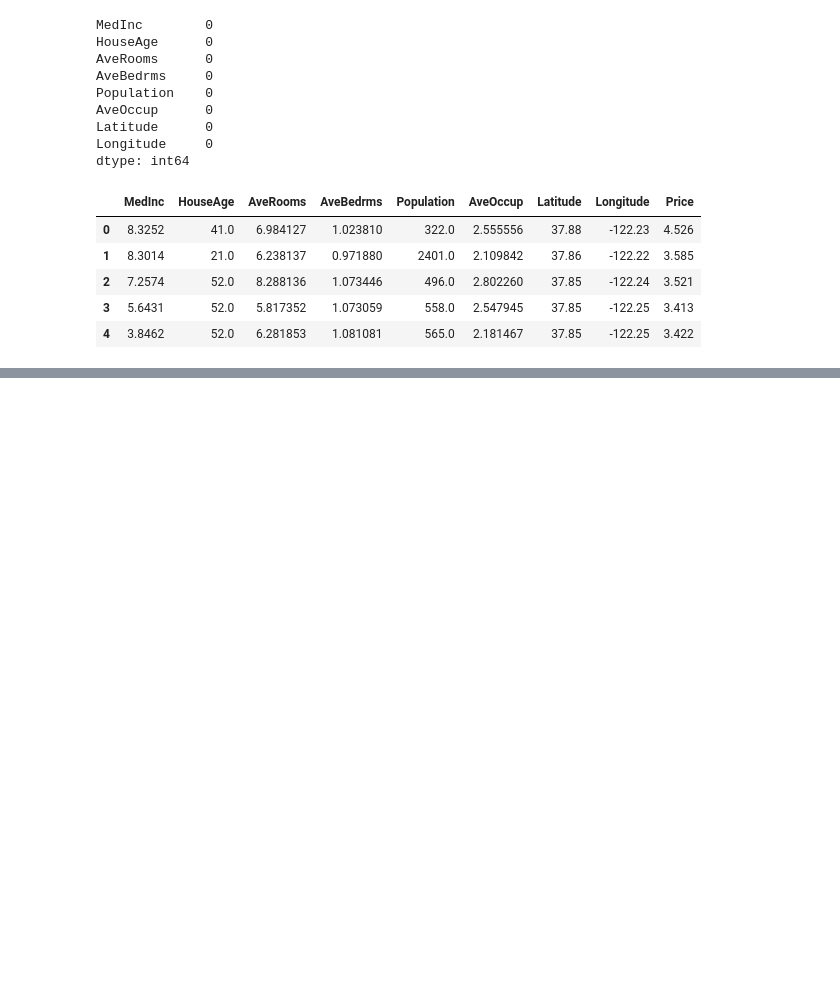
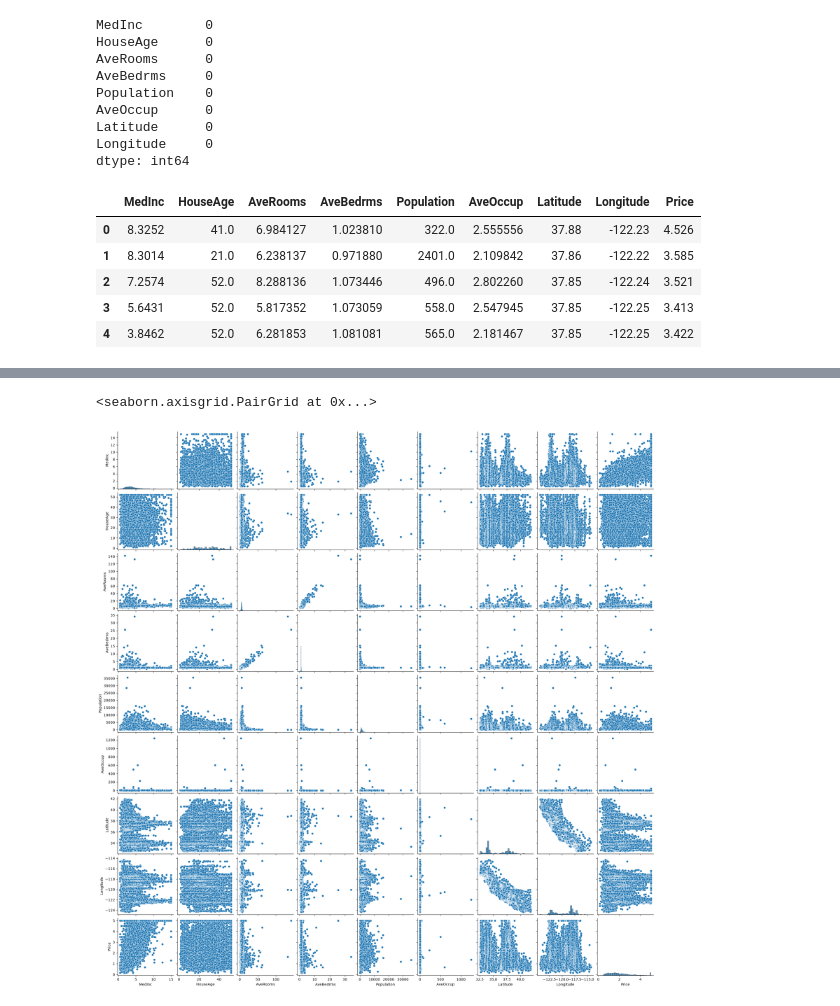
Before and after one commit to Aniketsonkerr/python, a Jupyter notebook: machine learning/housePrediction.ipynb, the cells around one changed output, grey strips where cells are left out. Cells and saved outputs as stored; diff of their text form; code cells hidden in the pictures; blank space fills up the shorter version.

```diff
--- a/machine learning/housePrediction.ipynb
+++ b/machine learning/housePrediction.ipynb
@@ -92,0 +106,5 @@ dataset.describe()
+# %%
+sns.pairplot(dataset)
+# %% [output]
+<seaborn.axisgrid.PairGrid at 0x...>
+[figure, added]
```
Also changed, not shown: parts of 20 cells of this notebook, 3 other files.
